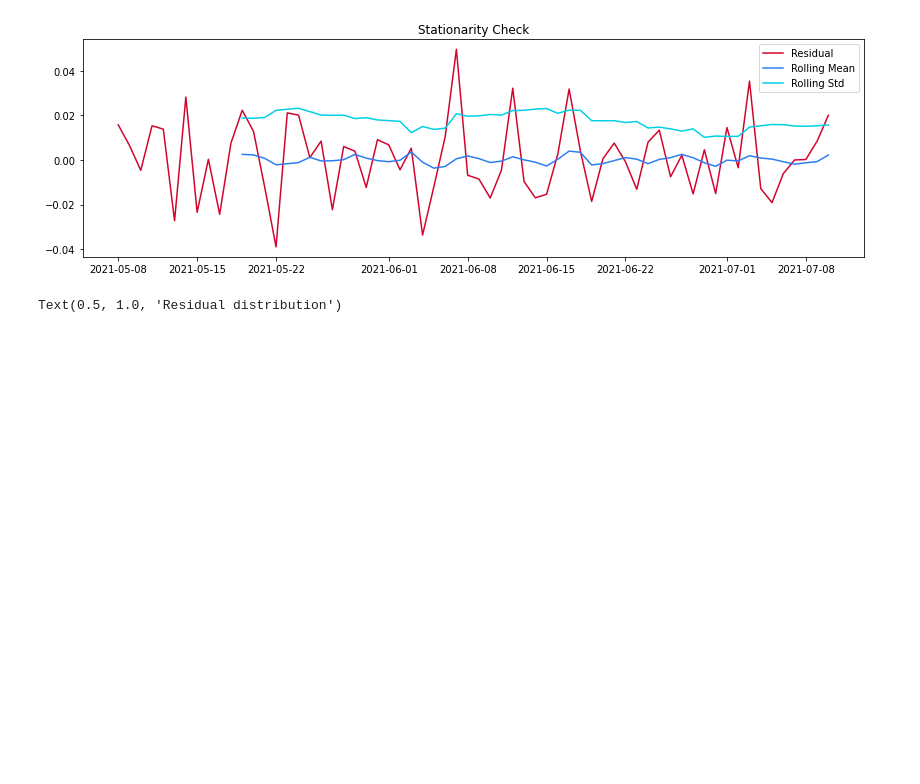
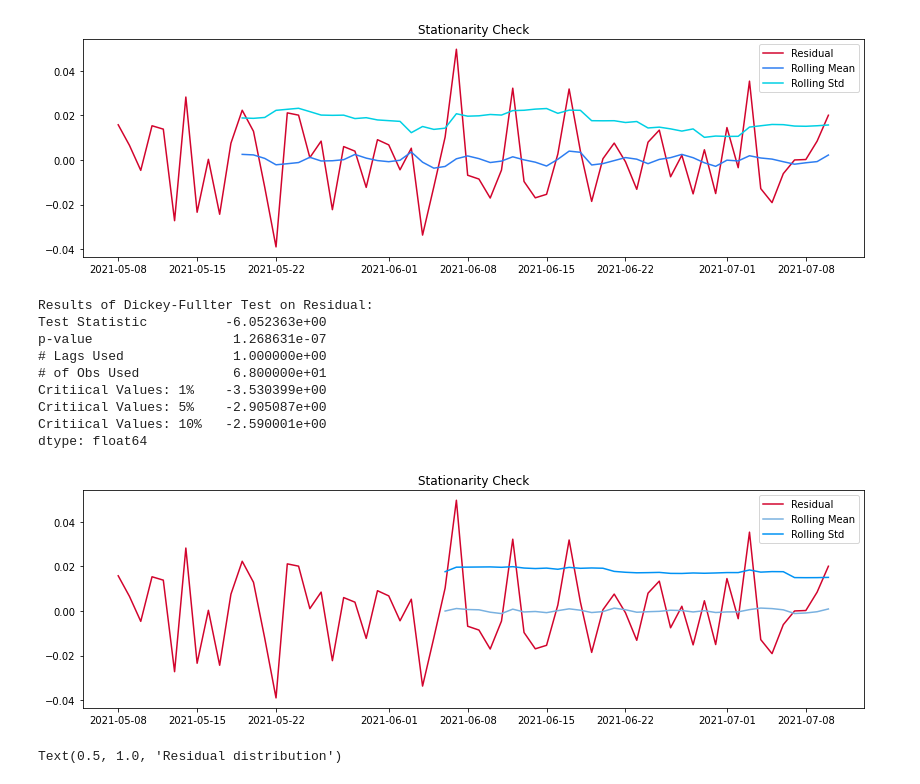
Before and after one commit to MekdiYilma/HumanitarianCrisisPrediction, a Jupyter notebook: notebooks/ARIMA_model.ipynb, the cells around one changed output. Drawn from its saved outputs; the diff is of its cells as text; code cells hidden in the pictures; blank space fills up the shorter version.

```diff
--- a/notebooks/ARIMA_model.ipynb
+++ b/notebooks/ARIMA_model.ipynb
@@ -178,6 +178,19 @@ Critiical Values: 5%    -2.908645e+00
 Critiical Values: 10%   -2.591897e+00
 dtype: float64
 [figure]
+# %%
+test_stationarity(yemen_df_grouped['mean'], window=30,  colors=['#D2042D', '#79B1E0', '#0092F4'])
+# %% [output]
+Results of Dickey-Fullter Test on Residual:
+Test Statistic          -6.052363e+00
+p-value                  1.268631e-07
+# Lags Used              1.000000e+00
+# of Obs Used            6.800000e+01
+Critiical Values: 1%    -3.530399e+00
+Critiical Values: 5%    -2.905087e+00
+Critiical Values: 10%   -2.590001e+00
+dtype: float64
+[figure, added]
 # %%
 from scipy import stats
 
```
Also changed, not shown: parts of 6 cells of this notebook.
